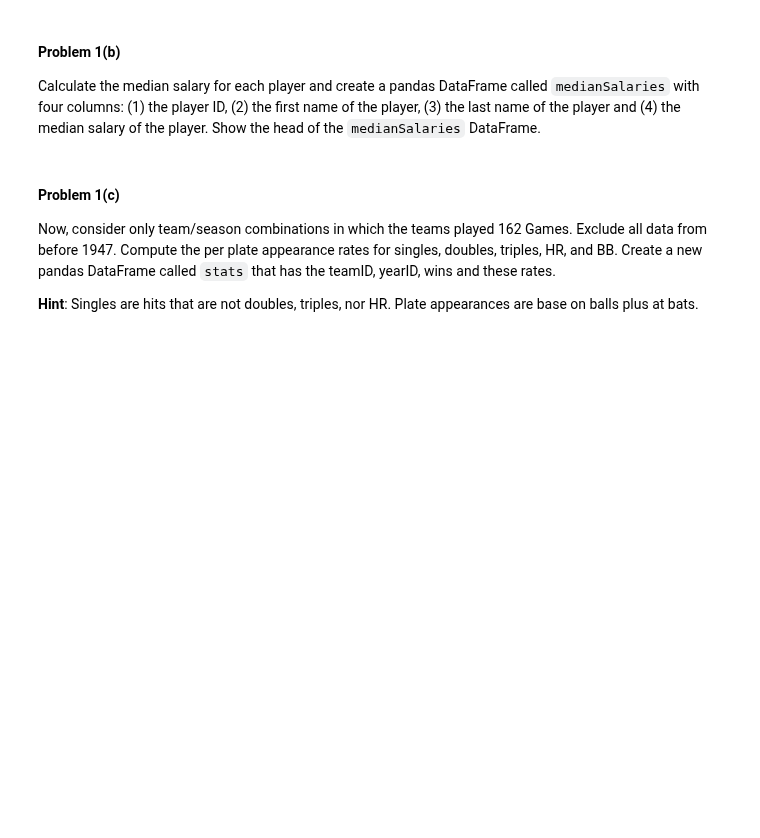
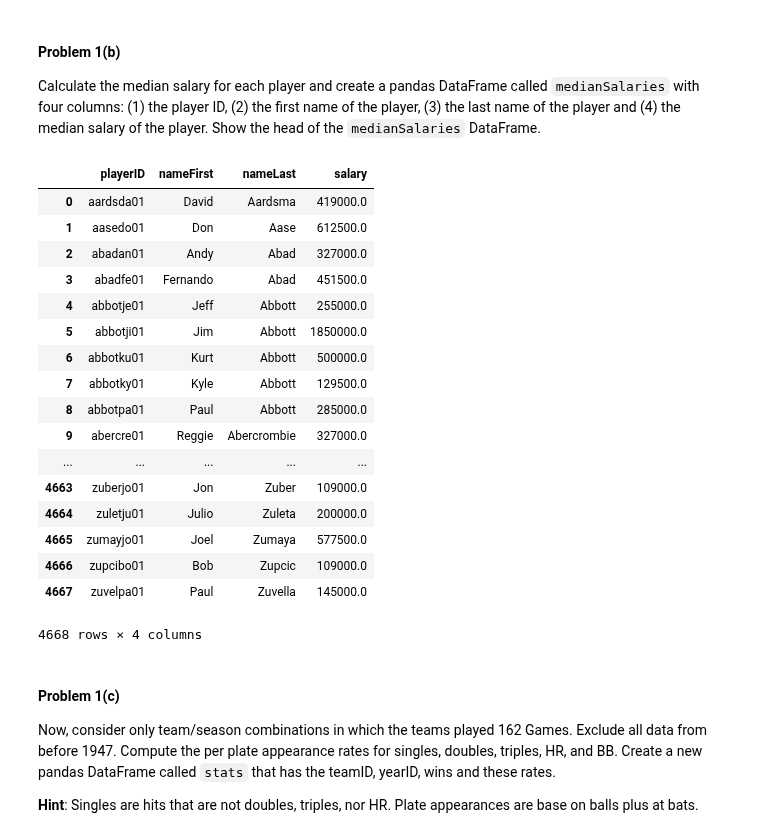
Before and after one commit to Theerit/2014, a Jupyter notebook: homework/HW3.ipynb, the cells around one changed output. Saved outputs shown, nothing was run; the diff lists cells and outputs as text; code cells hidden in the pictures; blank space fills up the shorter version.

```diff
--- a/homework/HW3.ipynb
+++ b/homework/HW3.ipynb
@@ -103,0 +108,4 @@ git push
+# %%
+s = pd.DataFrame(salaries.groupby('playerID')['salary'].apply(np.median))
+s = s.reset_index()
+s.head()
@@ -109,0 +123,23 @@ Calculate the median salary for each player and create a pandas DataFrame called
+# %%
+### Your code here ###
+medianSalaries = pd.merge(left=master[['playerID','nameFirst','nameLast']],right=s,on='playerID')
+medianSalaries
+# %% [output]
+|  | playerID | nameFirst | nameLast | salary |
+| 0 | aardsda01 | David | Aardsma | 419000.0 |
+| 1 | aasedo01 | Don | Aase | 612500.0 |
+| 2 | abadan01 | Andy | Abad | 327000.0 |
+| 3 | abadfe01 | Fernando | Abad | 451500.0 |
+| 4 | abbotje01 | Jeff | Abbott | 255000.0 |
+| 5 | abbotji01 | Jim | Abbott | 1850000.0 |
+| 6 | abbotku01 | Kurt | Abbott | 500000.0 |
+| 7 | abbotky01 | Kyle | Abbott | 129500.0 |
+| 8 | abbotpa01 | Paul | Abbott | 285000.0 |
+| 9 | abercre01 | Reggie | Abercrombie | 327000.0 |
+| ... | ... | ... | ... | ... |
+| 4663 | zuberjo01 | Jon | Zuber | 109000.0 |
+| 4664 | zuletju01 | Julio | Zuleta | 200000.0 |
+| 4665 | zumayjo01 | Joel | Zumaya | 577500.0 |
+| 4666 | zupcibo01 | Bob | Zupcic | 109000.0 |
+| 4667 | zuvelpa01 | Paul | Zuvella | 145000.0 |
+4668 rows × 4 columns
```
Also changed, not shown: parts of 5 cells of this notebook.
